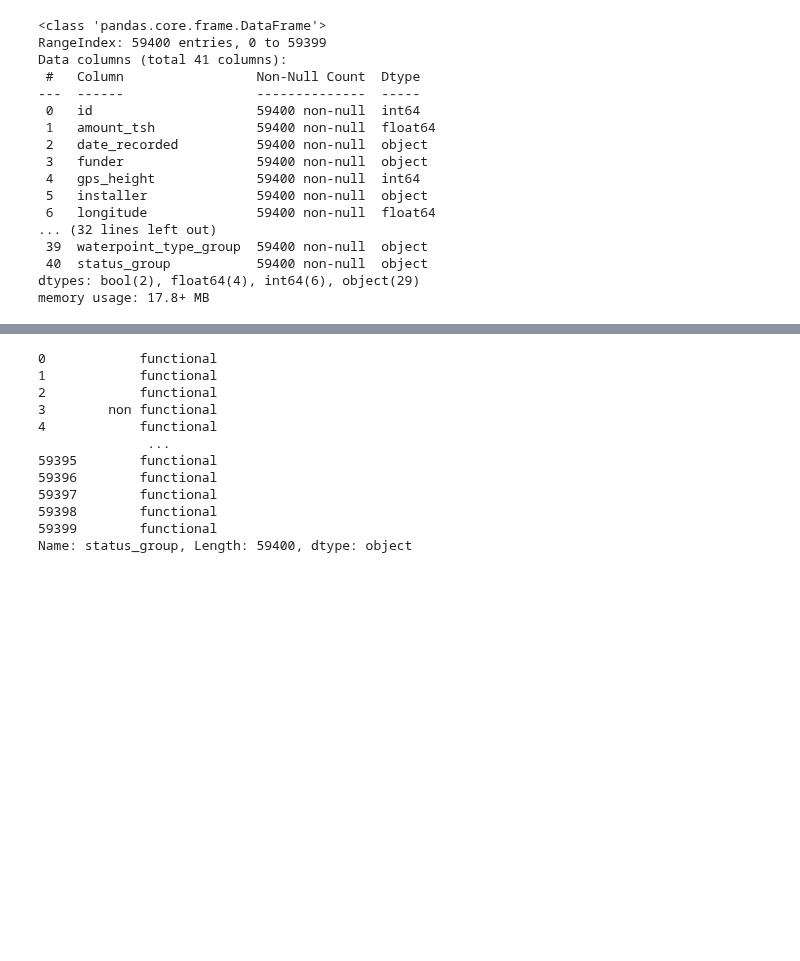
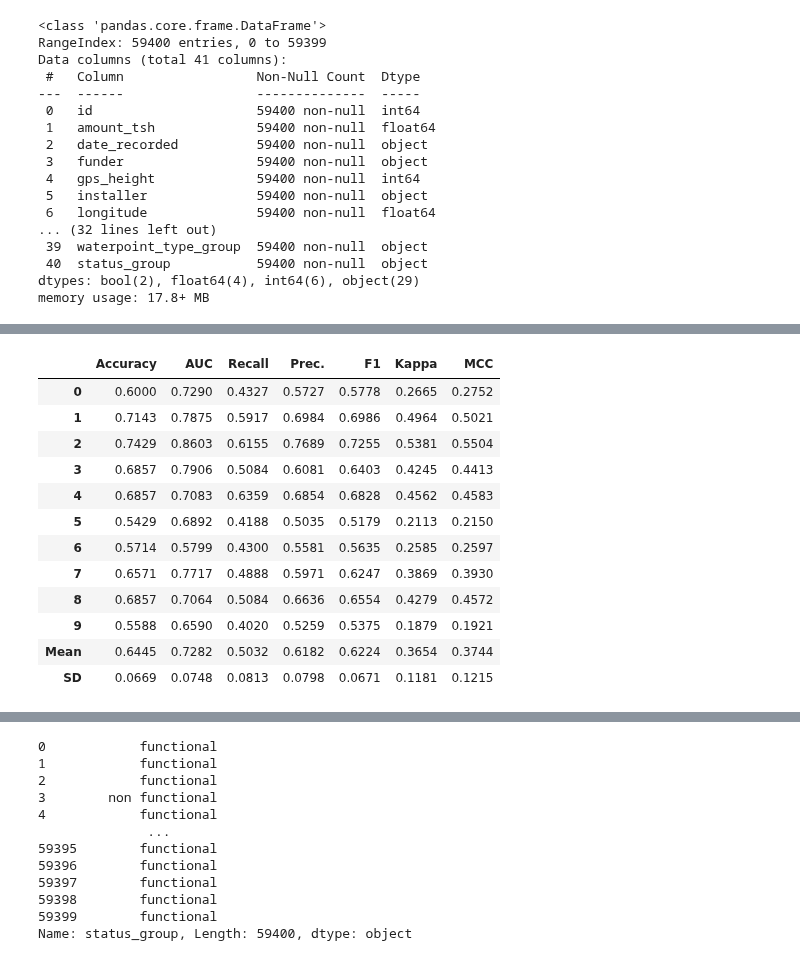
Before and after one commit to JannaW0402/Pump-it-Up, a Jupyter notebook: 869model.ipynb, the cells around one changed output, grey strips where cells are left out. Saved outputs shown, nothing was run; the diff lists cells and outputs as text; code cells hidden in the pictures; blank space fills up the shorter version.

```diff
--- a/869model.ipynb
+++ b/869model.ipynb
@@ -106,0 +136,16 @@ best_model = compare_models()
+# %%
+et = create_model('et')
+# %% [output]
+|  | Accuracy | AUC | Recall | Prec. | F1 | Kappa | MCC |
+| 0 | 0.6000 | 0.7290 | 0.4327 | 0.5727 | 0.5778 | 0.2665 | 0.2752 |
+| 1 | 0.7143 | 0.7875 | 0.5917 | 0.6984 | 0.6986 | 0.4964 | 0.5021 |
+| 2 | 0.7429 | 0.8603 | 0.6155 | 0.7689 | 0.7255 | 0.5381 | 0.5504 |
+| 3 | 0.6857 | 0.7906 | 0.5084 | 0.6081 | 0.6403 | 0.4245 | 0.4413 |
+| 4 | 0.6857 | 0.7083 | 0.6359 | 0.6854 | 0.6828 | 0.4562 | 0.4583 |
+| 5 | 0.5429 | 0.6892 | 0.4188 | 0.5035 | 0.5179 | 0.2113 | 0.2150 |
+| 6 | 0.5714 | 0.5799 | 0.4300 | 0.5581 | 0.5635 | 0.2585 | 0.2597 |
+| 7 | 0.6571 | 0.7717 | 0.4888 | 0.5971 | 0.6247 | 0.3869 | 0.3930 |
+| 8 | 0.6857 | 0.7064 | 0.5084 | 0.6636 | 0.6554 | 0.4279 | 0.4572 |
+| 9 | 0.5588 | 0.6590 | 0.4020 | 0.5259 | 0.5375 | 0.1879 | 0.1921 |
+| Mean | 0.6445 | 0.7282 | 0.5032 | 0.6182 | 0.6224 | 0.3654 | 0.3744 |
+| SD | 0.0669 | 0.0748 | 0.0813 | 0.0798 | 0.0671 | 0.1181 | 0.1215 |
```
Also changed, not shown: parts of 10 cells of this notebook.
